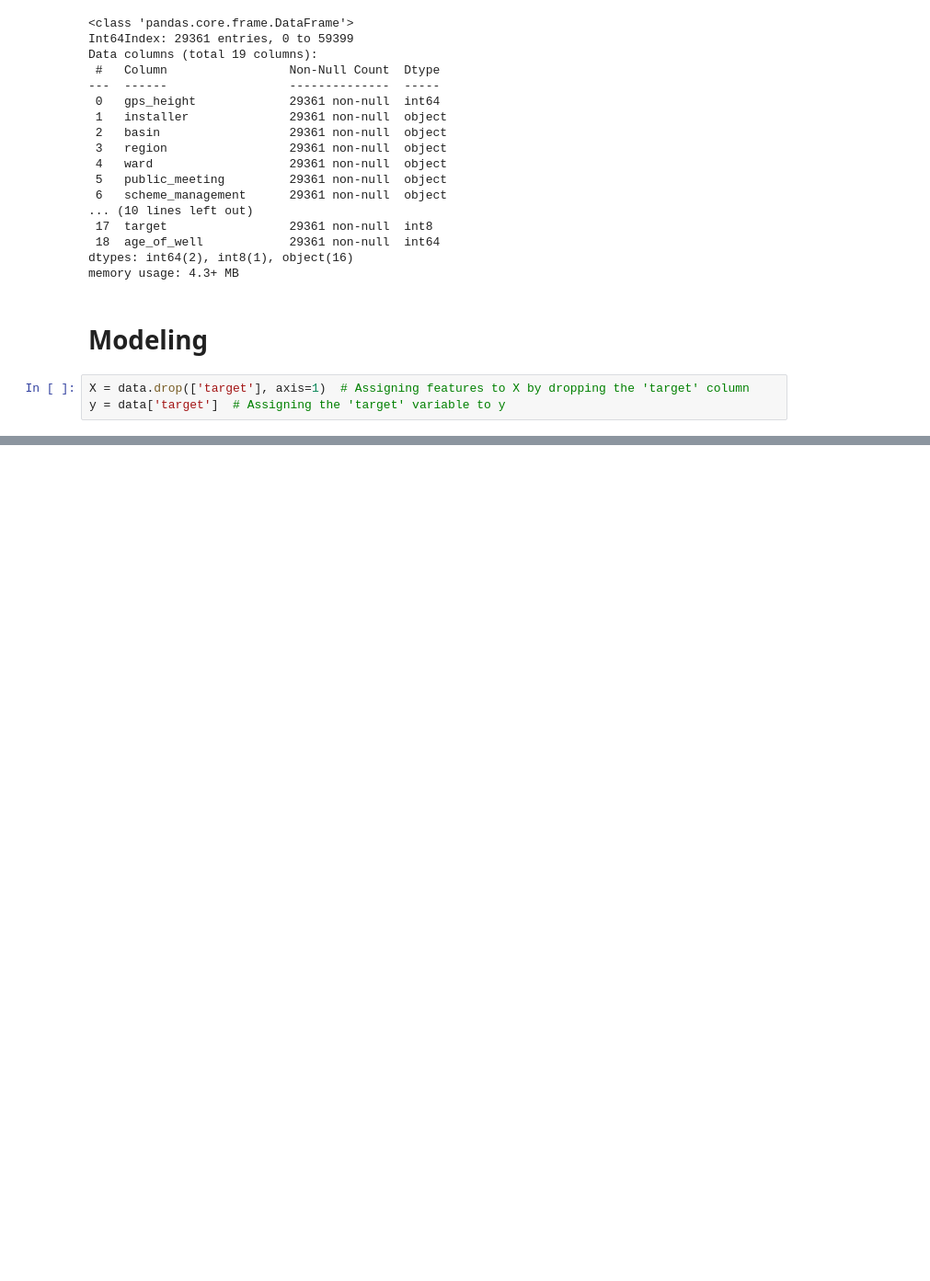
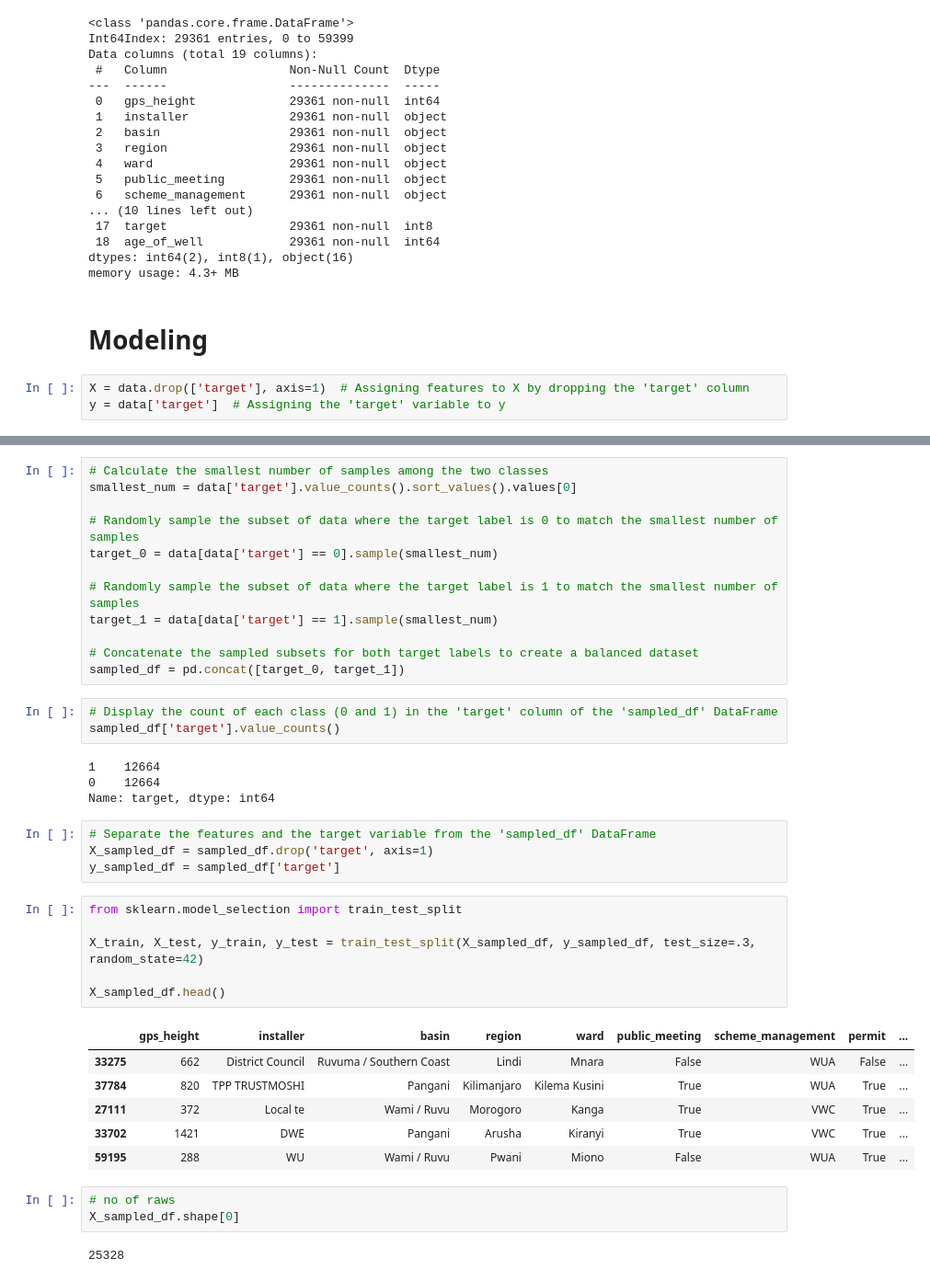
Before and after one commit to MyraKadenge/dsc-phase-3-project-v2-3, a Jupyter notebook: index.ipynb, the cells around one changed output, grey strips where cells are left out. Shown at 92% size. Drawn from its saved outputs; the diff is of its cells as text; blank space fills up the shorter version.

```diff
--- a/index.ipynb
+++ b/index.ipynb
@@ -783,0 +915,41 @@ y = data['target']  # Assigning the 'target' variable to y
+# %%
+# Calculate the smallest number of samples among the two classes
+smallest_num = data['target'].value_counts().sort_values().values[0]
+
+# Randomly sample the subset of data where the target label is 0 to match the smallest number of samples
+target_0 = data[data['target'] == 0].sample(smallest_num)
+
+# Randomly sample the subset of data where the target label is 1 to match the smallest number of samples
+target_1 = data[data['target'] == 1].sample(smallest_num)
+
+# Concatenate the sampled subsets for both target labels to create a balanced dataset
+sampled_df = pd.concat([target_0, target_1])
+# %%
+# Display the count of each class (0 and 1) in the 'target' column of the 'sampled_df' DataFrame
+sampled_df['target'].value_counts()
+# %% [output]
+1    12664
+0    12664
+Name: target, dtype: int64
+# %%
+# Separate the features and the target variable from the 'sampled_df' DataFrame
+X_sampled_df = sampled_df.drop('target', axis=1)
+y_sampled_df = sampled_df['target']
+# %%
+from sklearn.model_selection import train_test_split
+
+X_train, X_test, y_train, y_test = train_test_split(X_sampled_df, y_sampled_df, test_size=.3, random_state=42)
+
+X_sampled_df.head()
+# %% [output]
+|  | gps_height | installer | basin | region | ward | public_meeting | scheme_management | permit | ... |
+| 33275 | 662 | District Council | Ruvuma / Southern Coast | Lindi | Mnara | False | WUA | False | ... |
+| 37784 | 820 | TPP TRUSTMOSHI | Pangani | Kilimanjaro | Kilema Kusini | True | WUA | True | ... |
+| 27111 | 372 | Local te | Wami / Ruvu | Morogoro | Kanga | True | VWC | True | ... |
+| 33702 | 1421 | DWE | Pangani | Arusha | Kiranyi | True | VWC | True | ... |
+| 59195 | 288 | WU | Wami / Ruvu | Pwani | Miono | False | WUA | True | ... |
+# %%
+# no of raws
+X_sampled_df.shape[0]
+# %% [output]
+25328
```
Also changed, not shown: parts of 6 cells of this notebook.
